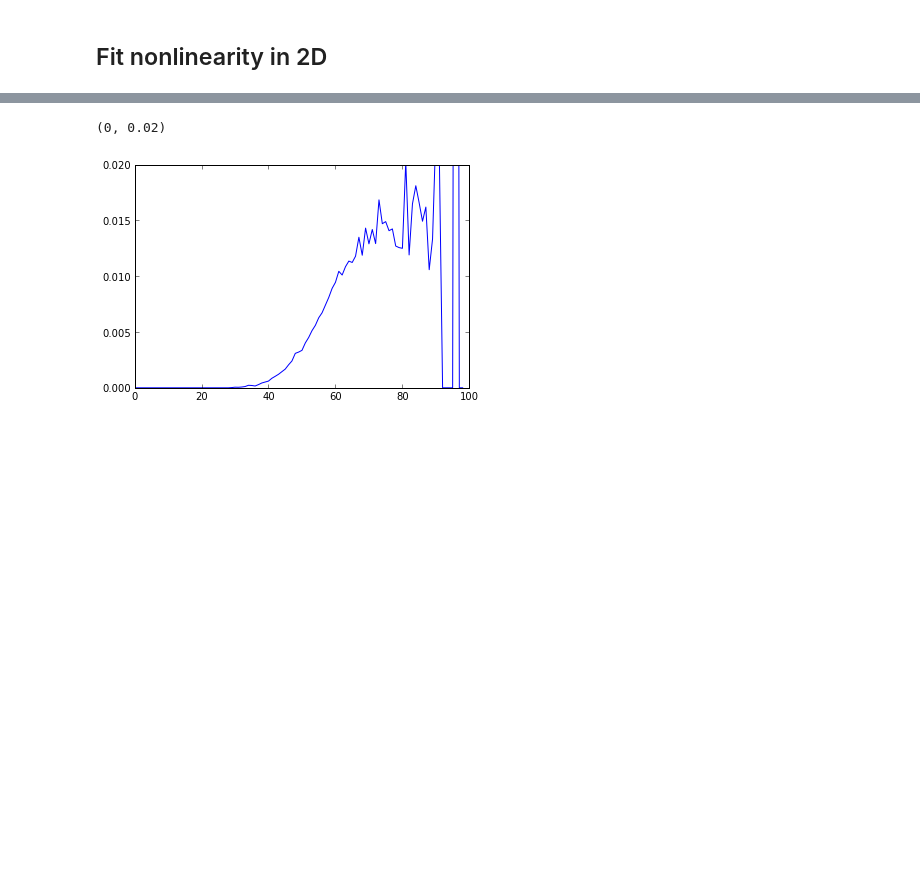
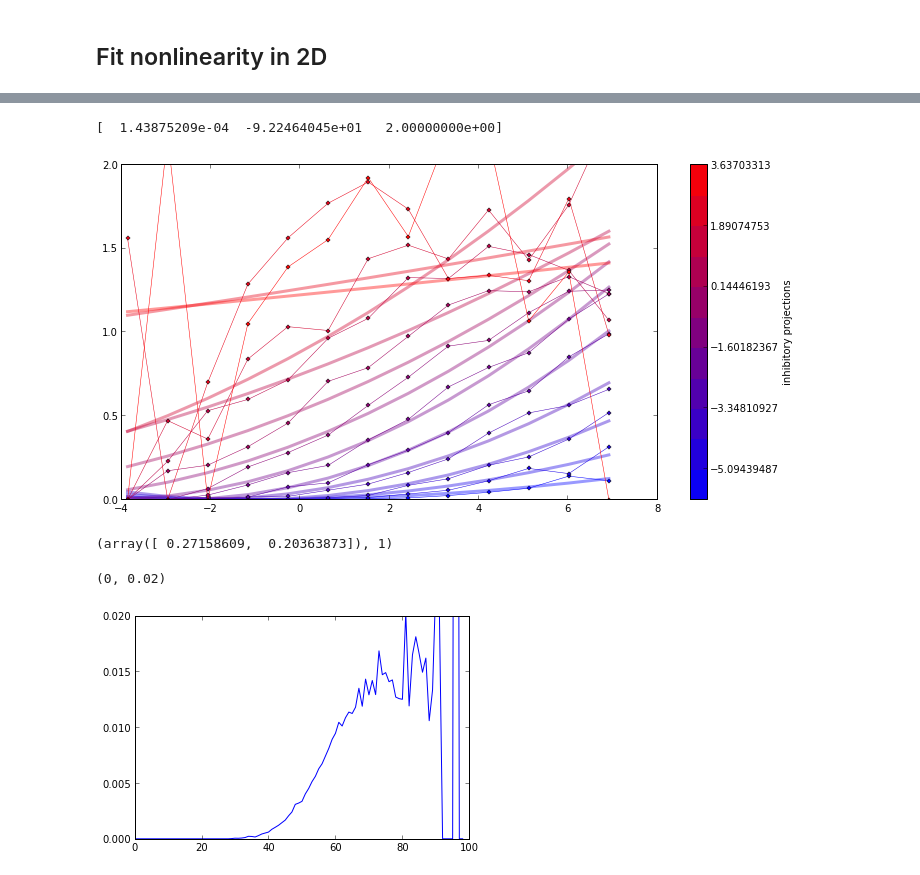
Before and after one commit to yzerlaut/transfer_functions, a Jupyter notebook: iaf_nonlinearity.ipynb, the cells around one changed output, grey strips where cells are left out. Cells and saved outputs as stored; diff of their text form; code cells hidden in the pictures; blank space fills up the shorter version.

```diff
--- a/iaf_nonlinearity.ipynb
+++ b/iaf_nonlinearity.ipynb
@@ -201 +297,43 @@ the coefficients are :  [ 0.73422548  0.07044103  4.81761528  0.15564373 -1.1994
+# %%
+from scipy.optimize import leastsq
+# we zoom on the interesting part
+pge,pgi = xx,yy
+nl_zoom = zz
+
+xx, yy = np.meshgrid(pge, pgi)
+
+def simple_func(x,c):
+    return c[0]*np.power(x-c[1],2)
+
+mymap = mpl.colors.LinearSegmentedColormap.from_list(\
+                'mycolors',['blue','red'])
+# -- Using contourf to provide my colorbar info, then clear the figure
+Z = [[0,0],[0,0]]
+levels = pgi
+CS3 = plt.contourf(Z, levels, cmap=mymap)
+plt.clf()
+plt.figure(figsize=(12,6))
+for ii in range(levels.size):
+    r = (float(pgi[ii])-pgi.min())/(pgi.max()-pgi.min())
+    plt.plot(pge,nl_zoom[ii,:],'D-',color=mymap(r,1),ms=3,lw=.5)
+    # then individual fitting
+    init_guess = [1,.1,2]
+    def Residue(p):
+        return simple_func(pge,p)-nl_zoom[ii,:]
+    plsq = leastsq(Residue,init_guess)
+    plt.plot(pge,simple_func(pge,plsq[0]),'-',color=mymap(r,1),lw=3,alpha=.4)
+
+
+
+cb = plt.colorbar(CS3,use_gridspec=True)
+cb.set_label('inhibitory projections')
+plt.ylim([0,2])
+print plsq[0]
+# %% [output]
+[  1.43875209e-04  -9.22464045e+01   2.00000000e+00]
+[figure, added]
+# %%
+plsq
+# %% [output]
+(array([ 0.27158609,  0.20363873]), 1)
 # %%
```
Also changed, not shown: parts of 7 cells of this notebook.
